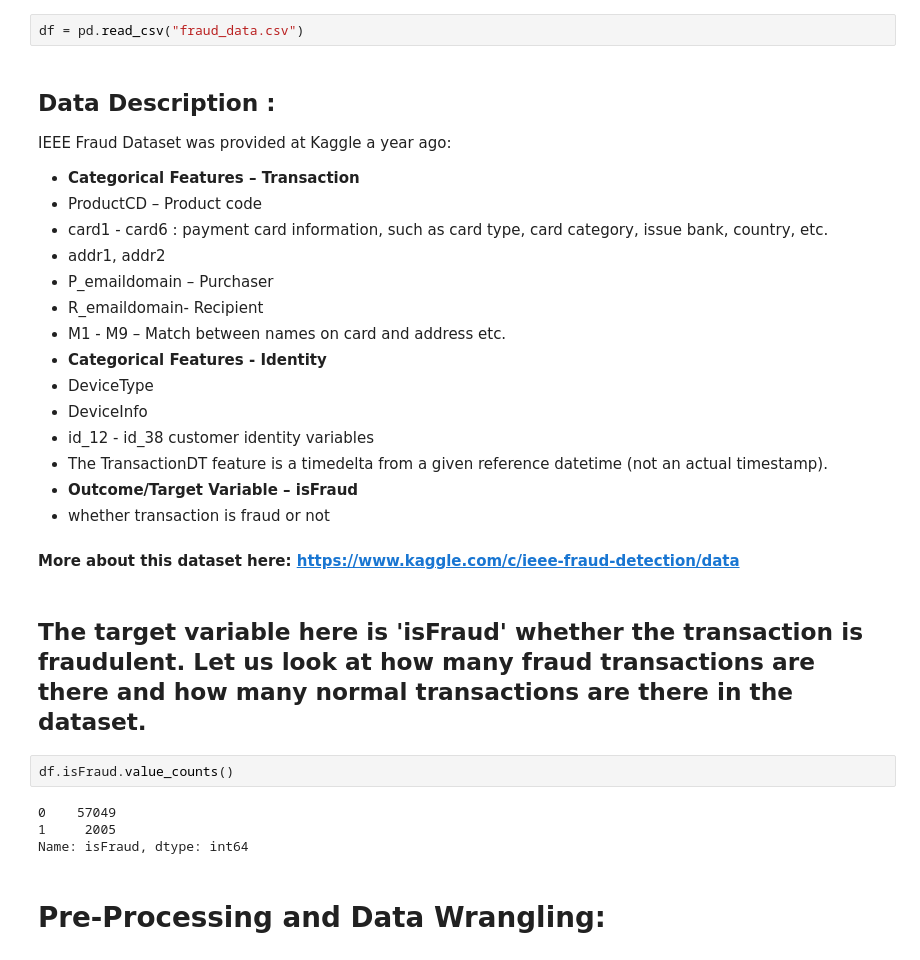
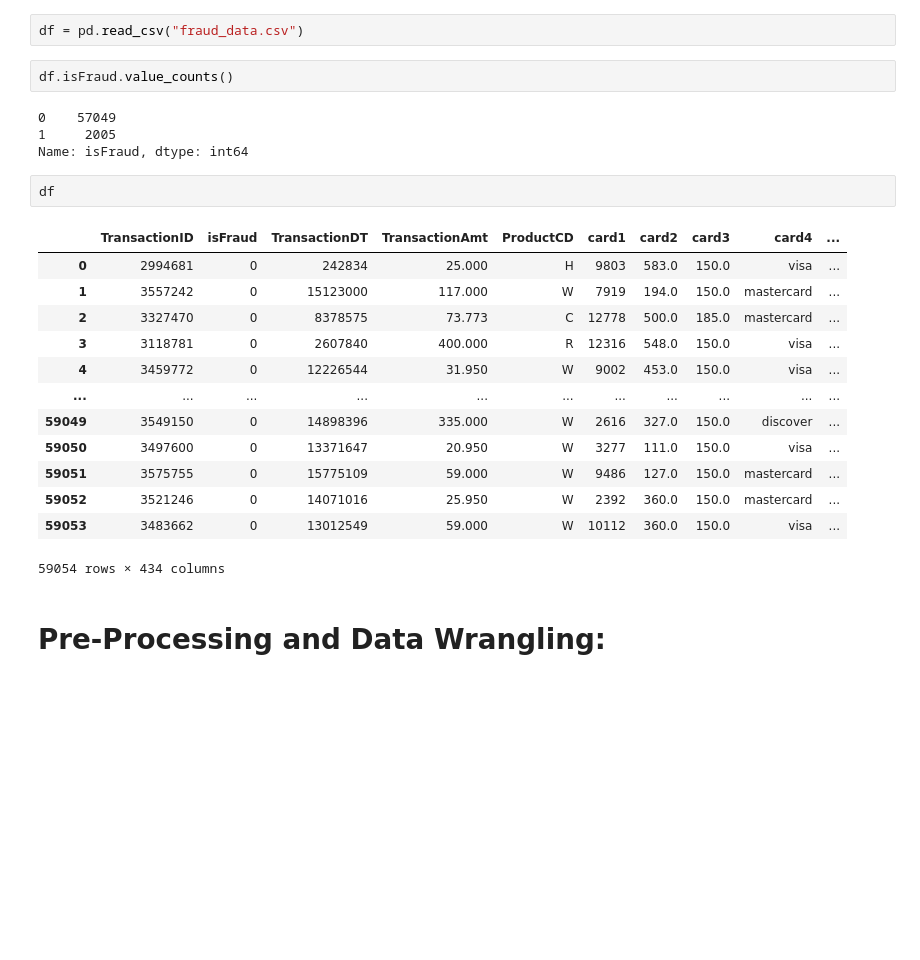
Before and after one commit to aiplanethub/Imbalanced_classes, a Jupyter notebook: Dphi_demo_realtime.ipynb, the cells around one changed output. Cells and saved outputs as stored; diff of their text form; blank space fills up the shorter version.

```diff
--- a/Dphi_demo_realtime.ipynb
+++ b/Dphi_demo_realtime.ipynb
@@ -23,32 +30,27 @@ uploaded = files.upload()
 # %%
 df = pd.read_csv("fraud_data.csv")
-# %% [markdown]
-## Data Description :
-IEEE Fraud Dataset was provided at Kaggle a year ago:
-- **Categorical Features – Transaction**
-- ProductCD – Product code
-- card1 - card6 : payment card information, such as card type, card category, issue bank, country, etc.
-- addr1, addr2
-- P_emaildomain – Purchaser
-- R_emaildomain- Recipient
-- M1 - M9 – Match between names on card and address etc.
-- **Categorical Features - Identity**
-- DeviceType
-- DeviceInfo
-- id_12 - id_38 customer identity variables
-- The TransactionDT feature is a timedelta from a given reference datetime (not an actual timestamp).
-- **Outcome/Target Variable – isFraud**
-- whether transaction is fraud or not
-
-#### More about this dataset here: https://www.kaggle.com/c/ieee-fraud-detection/data
-# %% [markdown]
-## The target variable here is 'isFraud' whether the transaction is fraudulent. Let us look at how many fraud transactions are there and how many normal transactions are there in the dataset.
 # %%
 df.isFraud.value_counts()
 # %% [output]
 0    57049
 1     2005
 Name: isFraud, dtype: int64
+# %%
+df
+# %% [output]
+|  | TransactionID | isFraud | TransactionDT | TransactionAmt | ProductCD | card1 | card2 | card3 | card4 | ... |
+| 0 | 2994681 | 0 | 242834 | 25.000 | H | 9803 | 583.0 | 150.0 | visa | ... |
+| 1 | 3557242 | 0 | 15123000 | 117.000 | W | 7919 | 194.0 | 150.0 | mastercard | ... |
+| 2 | 3327470 | 0 | 8378575 | 73.773 | C | 12778 | 500.0 | 185.0 | mastercard | ... |
+| 3 | 3118781 | 0 | 2607840 | 400.000 | R | 12316 | 548.0 | 150.0 | visa | ... |
+| 4 | 3459772 | 0 | 12226544 | 31.950 | W | 9002 | 453.0 | 150.0 | visa | ... |
+| ... | ... | ... | ... | ... | ... | ... | ... | ... | ... | ... |
+| 59049 | 3549150 | 0 | 14898396 | 335.000 | W | 2616 | 327.0 | 150.0 | discover | ... |
+| 59050 | 3497600 | 0 | 13371647 | 20.950 | W | 3277 | 111.0 | 150.0 | visa | ... |
+| 59051 | 3575755 | 0 | 15775109 | 59.000 | W | 9486 | 127.0 | 150.0 | mastercard | ... |
+| 59052 | 3521246 | 0 | 14071016 | 25.950 | W | 2392 | 360.0 | 150.0 | mastercard | ... |
+| 59053 | 3483662 | 0 | 13012549 | 59.000 | W | 10112 | 360.0 | 150.0 | visa | ... |
+59054 rows × 434 columns
 # %% [markdown]
 # Pre-Processing and Data Wrangling:
 # %% [markdown]
```
Also changed, not shown: parts of 75 cells of this notebook.
